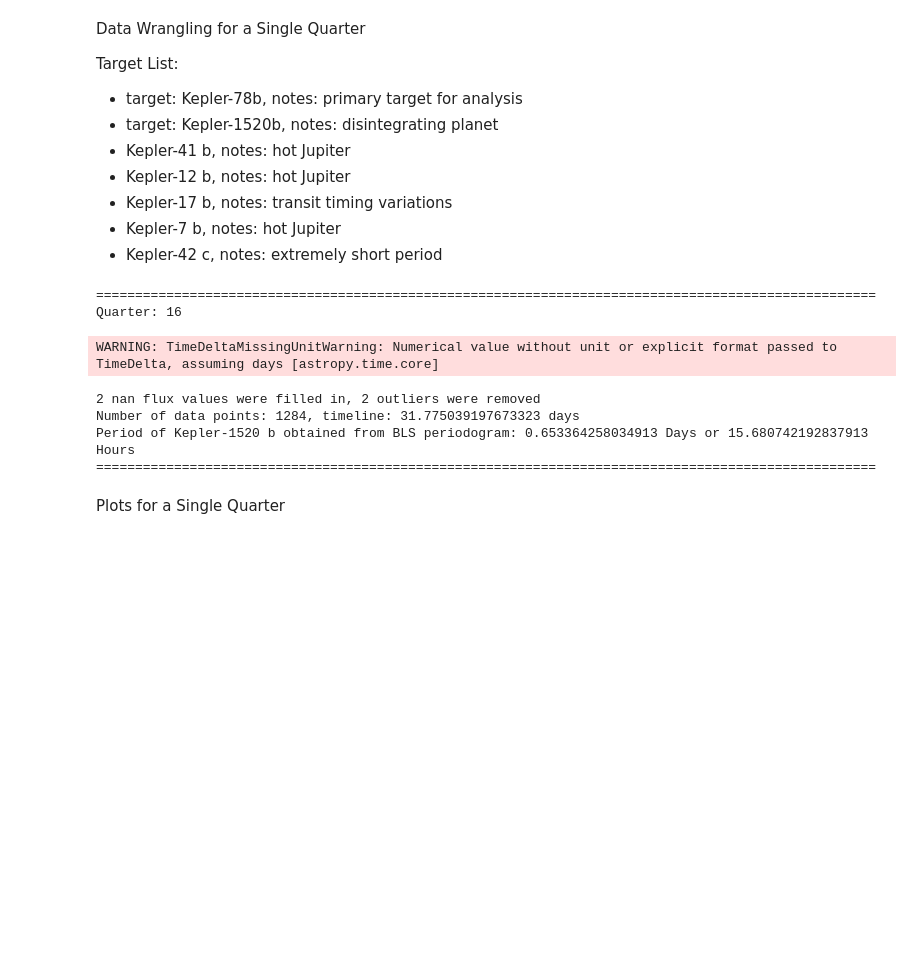
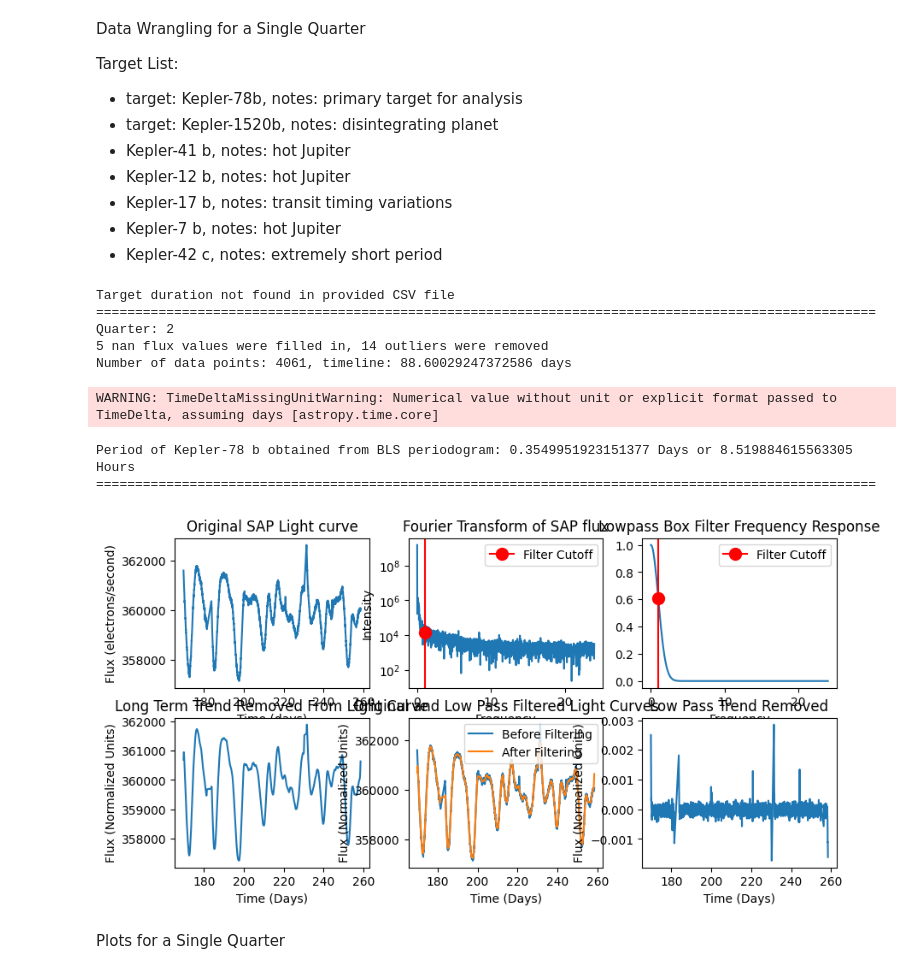
Before and after one commit to nsodickson/USP-Exoplanet-Analysis, a Jupyter notebook: Pipeline.ipynb, the cells around one changed output. Saved outputs shown, nothing was run; the diff lists cells and outputs as text; code cells hidden in the pictures; blank space fills up the shorter version.

```diff
--- a/Pipeline.ipynb
+++ b/Pipeline.ipynb
@@ -611,7 +611,7 @@ Target List:
 - Kepler-42 c, notes: extremely short period
 # %%
 # Initialize Target Constants
-target = "Kepler-1520 b"
+target = "Kepler-78 b"
 if target in sp_csv.index:
     target_period_range = getPeriodRange(period=sp_csv.loc[target, "pl_orbper"])
     target_duration = sp_csv.loc[target, "pl_trandur"] / 24
@@ -622,39 +622,41 @@ else:
     print("Warning, target not found in provided CSV file")
     target_period_range = None
     target_duration = 1/24
-quarter = 16
+quarter = 2
 filter_cutoff = 1
 
 print("=" * 100)
 
 # Obtain data using lightkurve (Warning happens on following line)
 hdu = obtainFitsLightCurve(quarter=quarter, target=target, mission="Kepler", exptime="long")
 lc = dataFromHDU(hdu=hdu, flux_column_name="FLUX")
 print(f"Quarter: {quarter}")
 
 # Preprocess data by removing Nan values, and filtering out long term trends
 num_nans = fillNans(lc.flux)
-# produceTrendPlots(time=lc.time, flux=lc.flux, filter_type=lowPassGaussian, cutoff=filter_cutoff)
+produceTrendPlots(time=lc.time, flux=lc.flux, filter_type=lowPassGaussian, cutoff=filter_cutoff)
 trend = filter(lc.flux, filter_type=lowPassGaussian, cutoff=filter_cutoff)
 lc.flux = lc.flux/trend - 1.0
 lc.time, lc.flux, num_outliers = removeOutliers(lc.time, lc.flux, n_sigma=8)
 print(f"{num_nans} nan flux values were filled in, {num_outliers} outliers were removed")
 print(f"Number of data points: {len(lc.time)}, timeline: {lc.time[-1] - lc.time[0]} days")
 
 # Obtaining new data and constants with a variety of data analysis techniques
 period = getPeriod(lc.time, lc.flux, duration=target_duration, period=target_period_range)
 period_grid = getPeriodRange(period=period, buffer=1/(24*60))
 print(f"Period of {target} obtained from BLS periodogram: {period} Days or {period * 24} Hours")
 lc.fold(period)
 print("=" * 100)
 # %% [output]
+Target duration not found in provided CSV file
 ====================================================================================================
-Quarter: 16
+Quarter: 2
+5 nan flux values were filled in, 14 outliers were removed
+Number of data points: 4061, timeline: 88.60029247372586 days
 WARNING: TimeDeltaMissingUnitWarning: Numerical value without unit or explicit format passed to TimeDelta, assuming days [astropy.time.core]
-2 nan flux values were filled in, 2 outliers were removed
-Number of data points: 1284, timeline: 31.775039197673323 days
-Period of Kepler-1520 b obtained from BLS periodogram: 0.653364258034913 Days or 15.680742192837913 Hours
+Period of Kepler-78 b obtained from BLS periodogram: 0.3549951923151377 Days or 8.519884615563305 Hours
 ====================================================================================================
+[figure, added]
 # %% [markdown]
 Plots for a Single Quarter
 # %%
```
Also changed, not shown: parts of 4 cells of this notebook, 6 other files.
